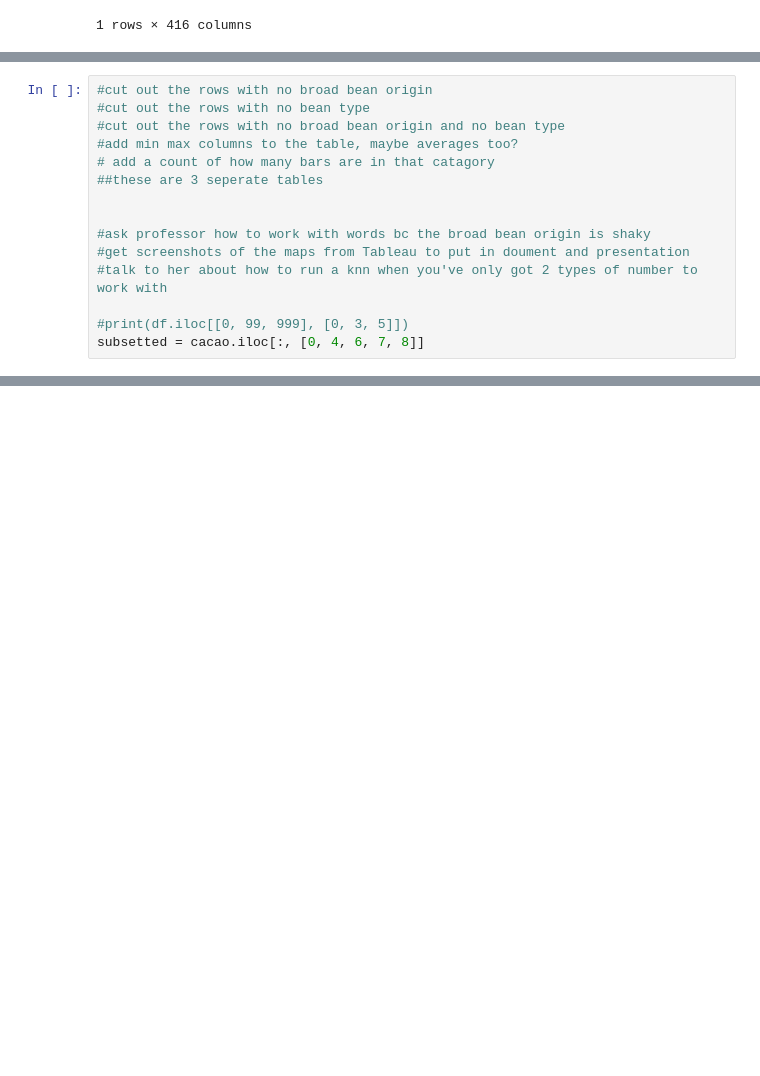
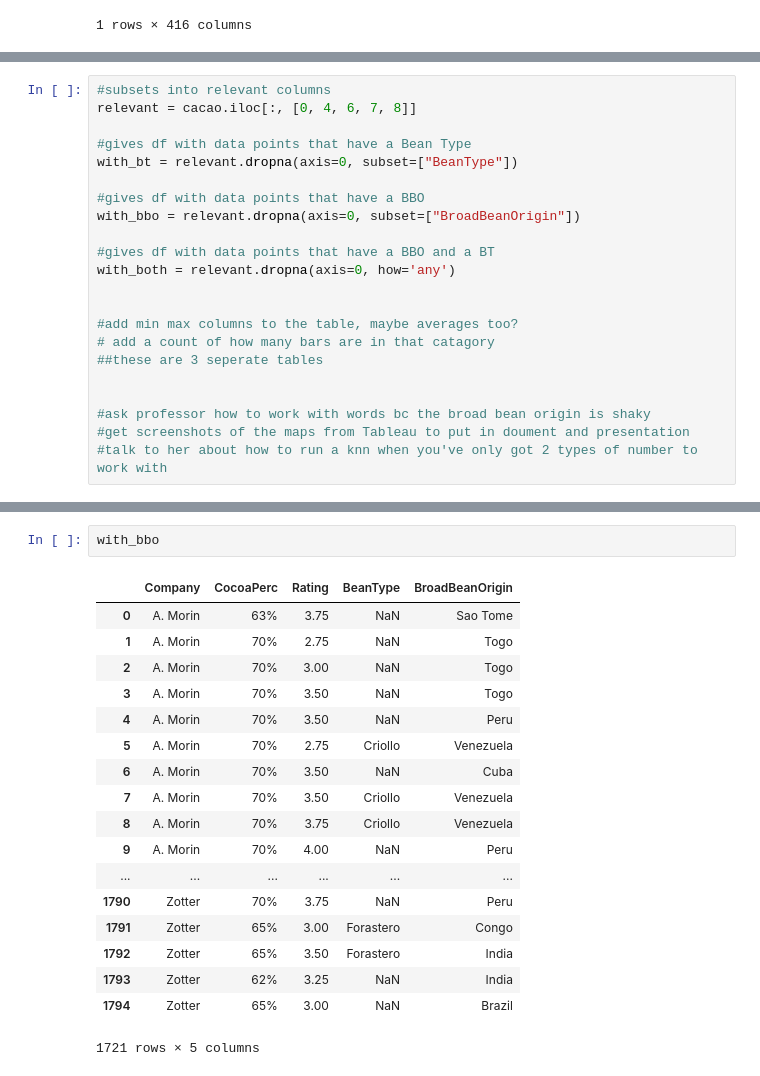
Before and after one commit to MissManaphy/HW3-Final-Project, a Jupyter notebook: FinalProjectCacao.ipynb, the cells around one changed output, grey strips where cells are left out. Drawn from its saved outputs; the diff is of its cells as text; blank space fills up the shorter version.

Commit message:
subsetted all necessary tables

```diff
--- a/FinalProjectCacao.ipynb
+++ b/FinalProjectCacao.ipynb
@@ -108,7 +108,17 @@ Name: Rating, Length: 100, dtype: float64
 # %%
-#cut out the rows with no broad bean origin
-#cut out the rows with no bean type
-#cut out the rows with no broad bean origin and no bean type
+#subsets into relevant columns
+relevant = cacao.iloc[:, [0, 4, 6, 7, 8]]
+
+#gives df with data points that have a Bean Type
+with_bt = relevant.dropna(axis=0, subset=["BeanType"])
+
+#gives df with data points that have a BBO
+with_bbo = relevant.dropna(axis=0, subset=["BroadBeanOrigin"])
+
+#gives df with data points that have a BBO and a BT
+with_both = relevant.dropna(axis=0, how='any')
+
+
 #add min max columns to the table, maybe averages too?
 # add a count of how many bars are in that catagory
 ##these are 3 seperate tables
@@ -117,6 +127,3 @@ Name: Rating, Length: 100, dtype: float64
 #ask professor how to work with words bc the broad bean origin is shaky
 #get screenshots of the maps from Tableau to put in doument and presentation
 #talk to her about how to run a knn when you've only got 2 types of number to work with
-
-#print(df.iloc[[0, 99, 999], [0, 3, 5]])
-subsetted = cacao.iloc[:, [0, 4, 6, 7, 8]]
@@ -143,0 +150,21 @@ subsetted
+# %%
+with_bbo
+# %% [output]
+|  | Company | CocoaPerc | Rating | BeanType | BroadBeanOrigin |
+| 0 | A. Morin | 63% | 3.75 | NaN | Sao Tome |
+| 1 | A. Morin | 70% | 2.75 | NaN | Togo |
+| 2 | A. Morin | 70% | 3.00 | NaN | Togo |
+| 3 | A. Morin | 70% | 3.50 | NaN | Togo |
+| 4 | A. Morin | 70% | 3.50 | NaN | Peru |
+| 5 | A. Morin | 70% | 2.75 | Criollo | Venezuela |
+| 6 | A. Morin | 70% | 3.50 | NaN | Cuba |
+| 7 | A. Morin | 70% | 3.50 | Criollo | Venezuela |
+| 8 | A. Morin | 70% | 3.75 | Criollo | Venezuela |
+| 9 | A. Morin | 70% | 4.00 | NaN | Peru |
+| ... | ... | ... | ... | ... | ... |
+| 1790 | Zotter | 70% | 3.75 | NaN | Peru |
+| 1791 | Zotter | 65% | 3.00 | Forastero | Congo |
+| 1792 | Zotter | 65% | 3.50 | Forastero | India |
+| 1793 | Zotter | 62% | 3.25 | NaN | India |
+| 1794 | Zotter | 65% | 3.00 | NaN | Brazil |
+1721 rows × 5 columns
```
Also changed, not shown: parts of 7 cells of this notebook, 1 other file.
